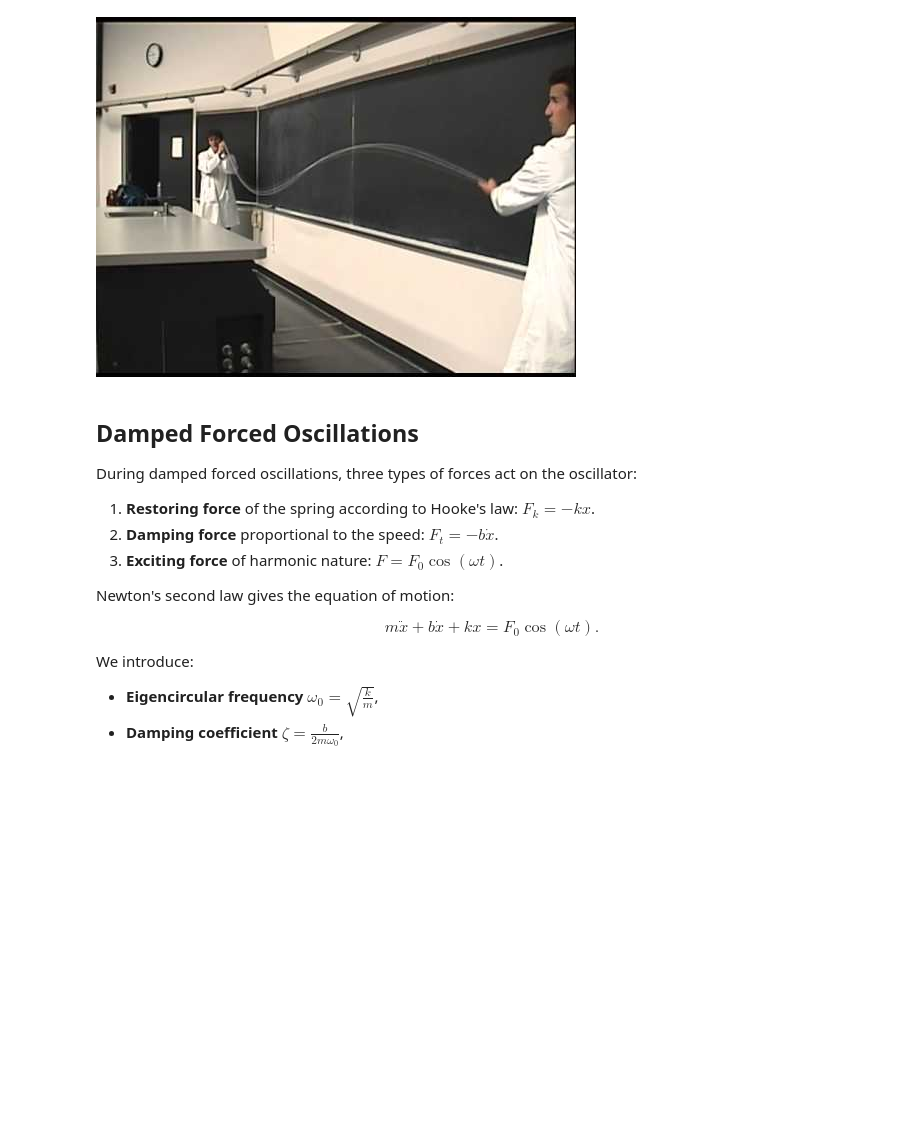
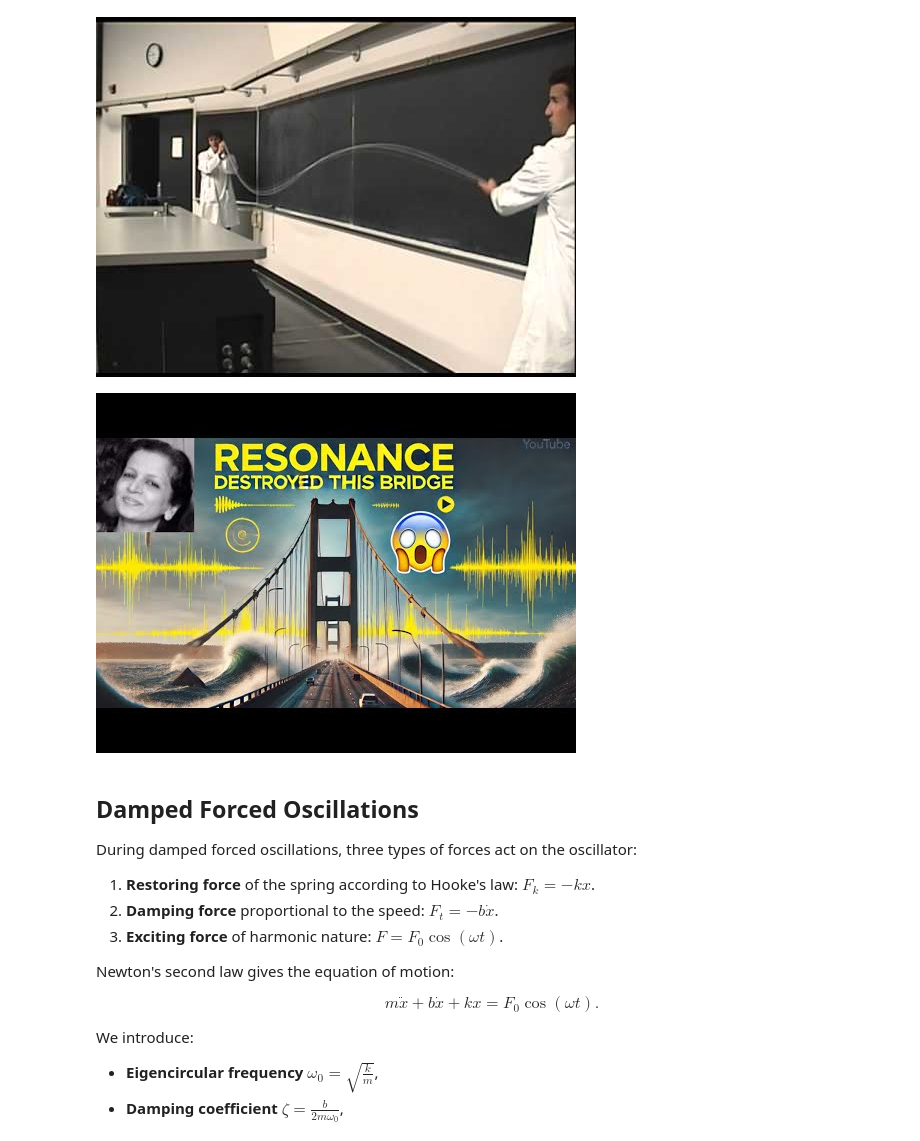
Before and after one commit to tomasgoldmann/Mechanics, a Jupyter notebook: lectures/5-4-Forced_osilation.ipynb, the cells around one changed output. Drawn from its saved outputs; the diff is of its cells as text; code cells hidden in the pictures; blank space fills up the shorter version.

```diff
--- a/lectures/5-4-Forced_osilation.ipynb
+++ b/lectures/5-4-Forced_osilation.ipynb
@@ -131,6 +131,10 @@ $$
 YouTubeVideo('-n1d1rycvj4')
 # %% [output]
 [figure]
+# %%
+YouTubeVideo('kyBU5Ct5HbI')
+# %% [output]
+[figure, added]
 # %% [markdown]
 ## Damped Forced Oscillations
 
```
Also changed, not shown: 1 other file.
